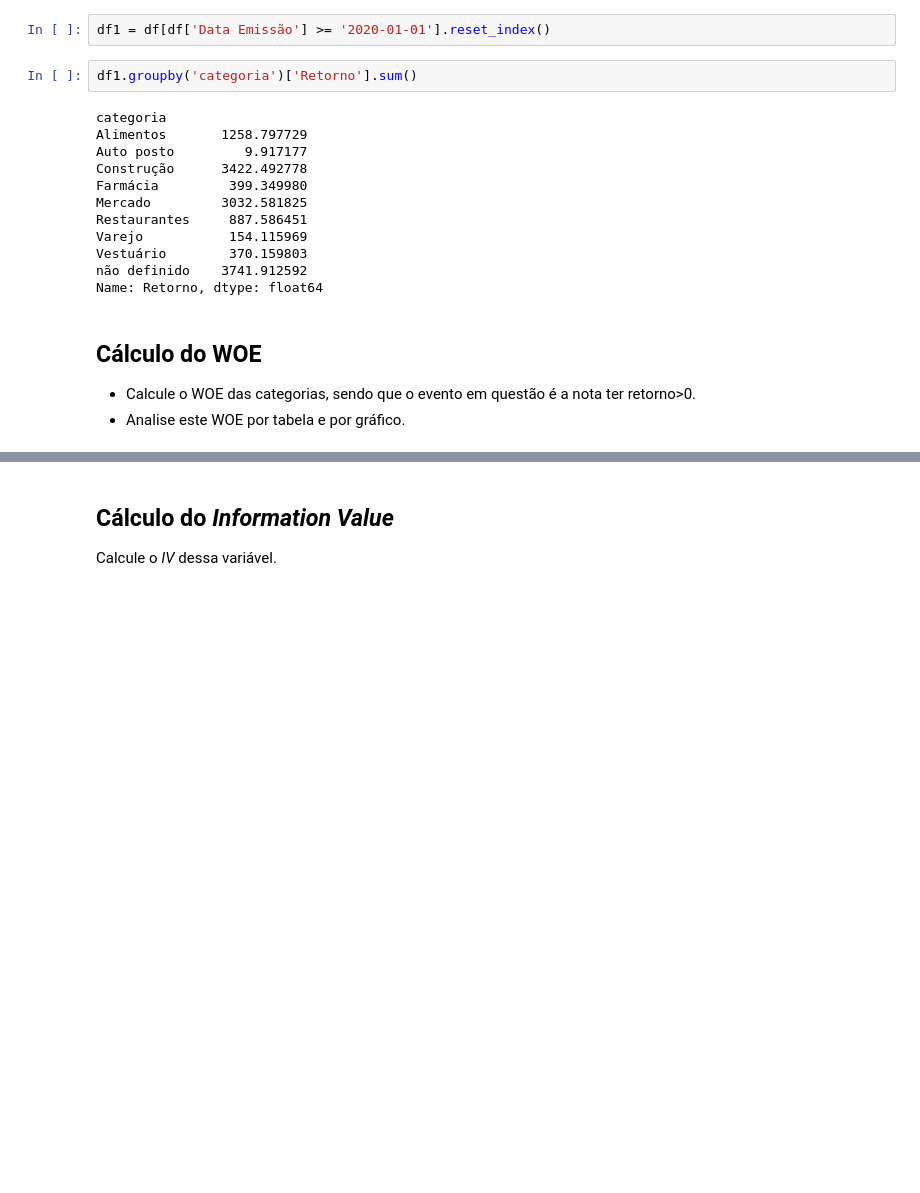
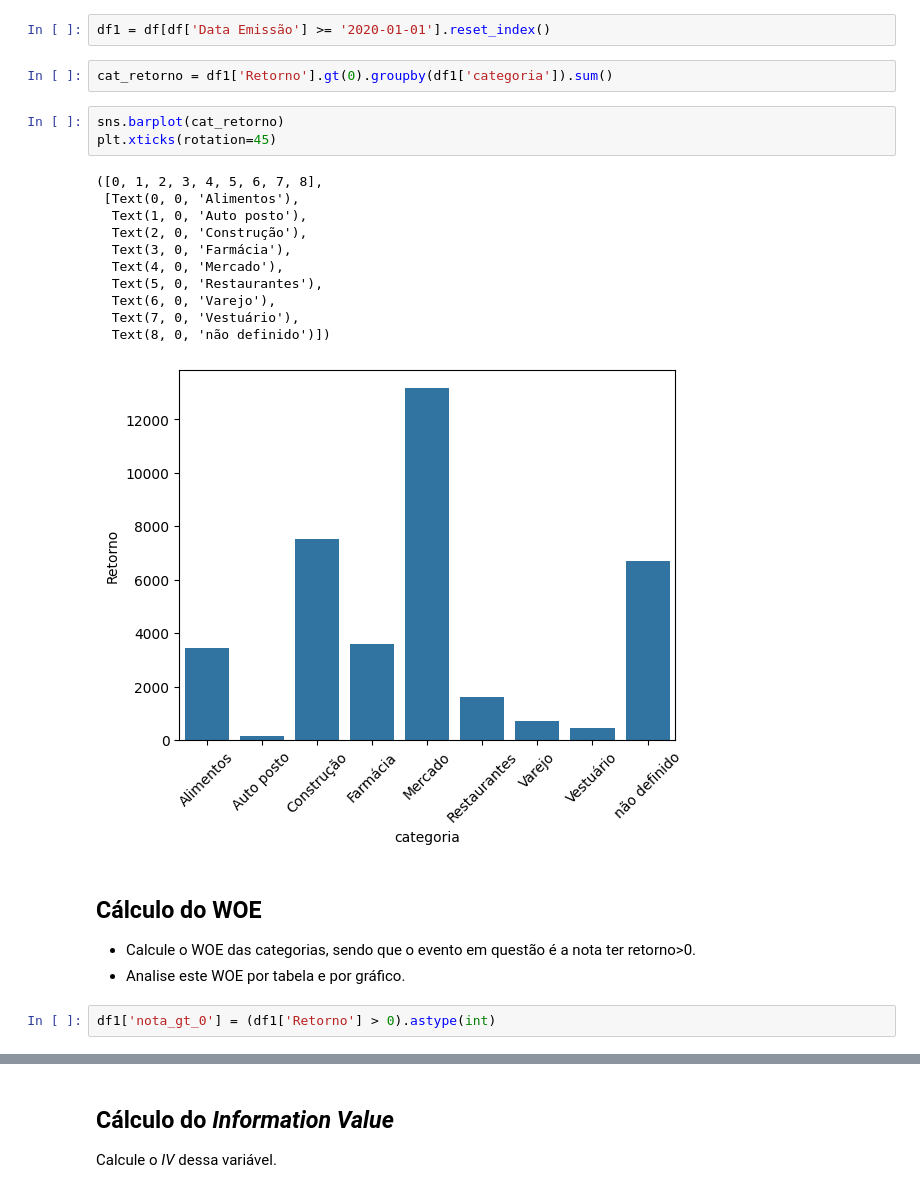
Before and after one commit to PedroHang/Categorical, a Jupyter notebook: ProfCientistaDados m36_supportmaterial_exercise01.ipynb, the cells around one changed output, grey strips where cells are left out. Drawn from its saved outputs; the diff is of its cells as text; blank space fills up the shorter version.

```diff
--- a/ProfCientistaDados m36_supportmaterial_exercise01.ipynb
+++ b/ProfCientistaDados m36_supportmaterial_exercise01.ipynb
@@ -52,22 +54,27 @@ Considere somente os dados de janeiro de 2020 em diante para esta análise.
 - Analise a proporção de notas que tiveram retorno>0 por categoria de estabelecimento. Esta análise pode ser por tabela ou gráfico.
 # %%
 df1 = df[df['Data Emissão'] >= '2020-01-01'].reset_index()
-# %%
-df1.groupby('categoria')['Retorno'].sum()
-# %% [output]
-categoria
-Alimentos       1258.797729
-Auto posto         9.917177
-Construção      3422.492778
-Farmácia         399.349980
-Mercado         3032.581825
-Restaurantes     887.586451
-Varejo           154.115969
-Vestuário        370.159803
-não definido    3741.912592
-Name: Retorno, dtype: float64
+# %%
+cat_retorno = df1['Retorno'].gt(0).groupby(df1['categoria']).sum()
+# %%
+sns.barplot(cat_retorno)
+plt.xticks(rotation=45)
+# %% [output]
+([0, 1, 2, 3, 4, 5, 6, 7, 8],
+ [Text(0, 0, 'Alimentos'),
+  Text(1, 0, 'Auto posto'),
+  Text(2, 0, 'Construção'),
+  Text(3, 0, 'Farmácia'),
+  Text(4, 0, 'Mercado'),
+  Text(5, 0, 'Restaurantes'),
+  Text(6, 0, 'Varejo'),
+  Text(7, 0, 'Vestuário'),
+  Text(8, 0, 'não definido')])
+[figure, added]
 # %% [markdown]
 ## Cálculo do WOE
 
 - Calcule o WOE das categorias, sendo que o evento em questão é a nota ter retorno>0.
 - Analise este WOE por tabela e por gráfico.
+# %%
+df1['nota_gt_0'] = (df1['Retorno'] > 0).astype(int)
```
Also changed, not shown: parts of 4 cells of this notebook.
